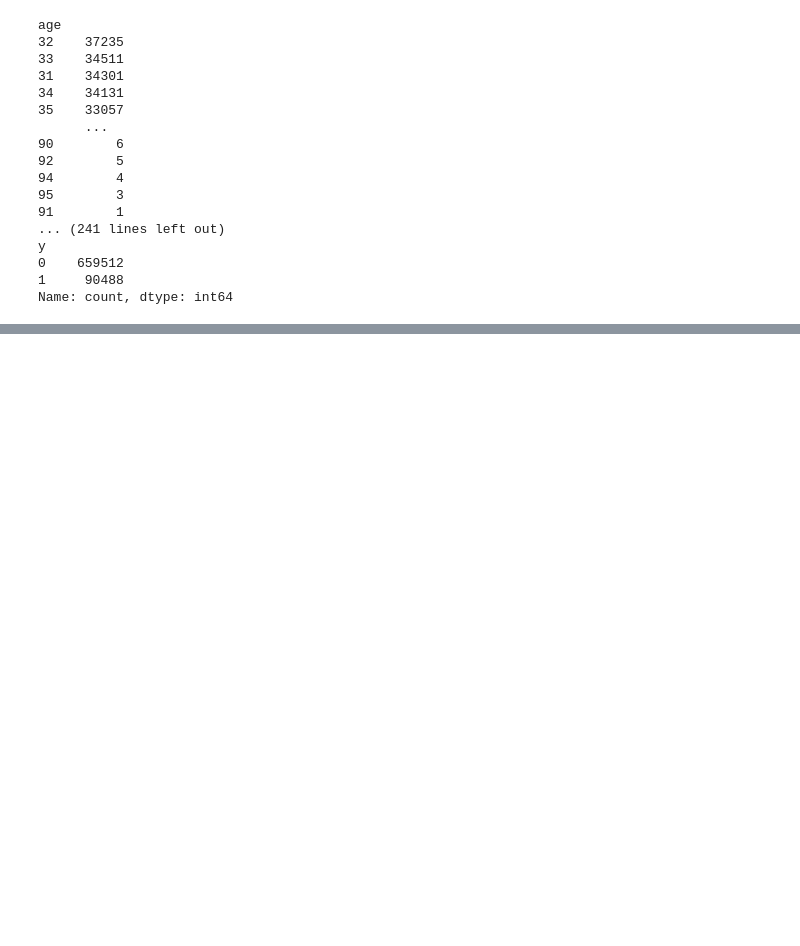
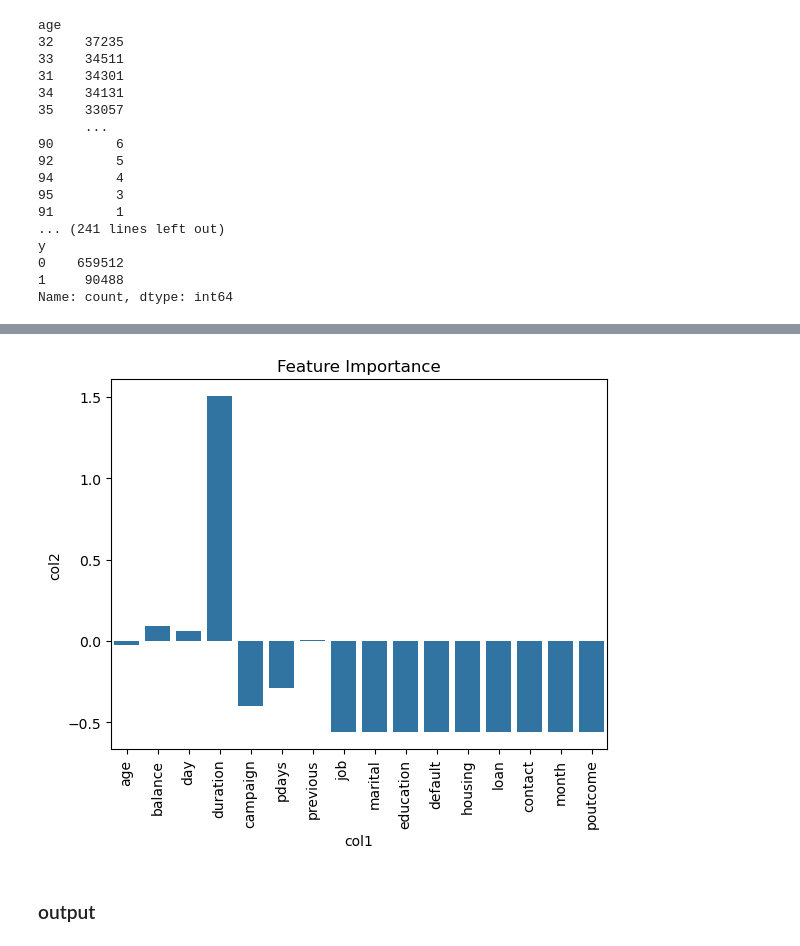
Before and after one commit to d-llen/Kaggle-PG_S5E8, a Jupyter notebook: model.ipynb, the cells around one changed output, grey strips where cells are left out. Cells and saved outputs as stored; diff of their text form; code cells hidden in the pictures; blank space fills up the shorter version.

```diff
--- a/model.ipynb
+++ b/model.ipynb
@@ -159,0 +235,28 @@ F1 Score: 0.7173823408140425
+# %%
+LR_coefs = LR.coef_[0]
+d = {'col1' : test_encoded.columns , 'col2' : LR_coefs}
+df = pd.DataFrame(data=d)
+# %%
+names = ['job', 'marital', 'education', 'default', 'housing','loan','contact','month','poutcome']
+def join_rows(names, df):
+    for col in names:
+        selected_rows = df[df['col1'].str.startswith(f'{col}_')]
+        others = df[~df['col1'].str.startswith(f'{col}_')]
+
+        total = selected_rows['col2'].sum()
+        new_row = pd.DataFrame({'col1' : f'{col}', 'col2' : [total]})
+
+        df = pd.concat([others, new_row])
+
+    return df
+
+df = join_rows(names, df)
+# %%
+sns.barplot(data=df, x='col1', y ='col2')
+plt.title('Feature Importance')
+plt.xticks(rotation = 90)
+plt.show()
+# %% [output]
+[figure, added]
+# %% [markdown]
+### output
```
Also changed, not shown: parts of 24 cells of this notebook, 6 other files.
